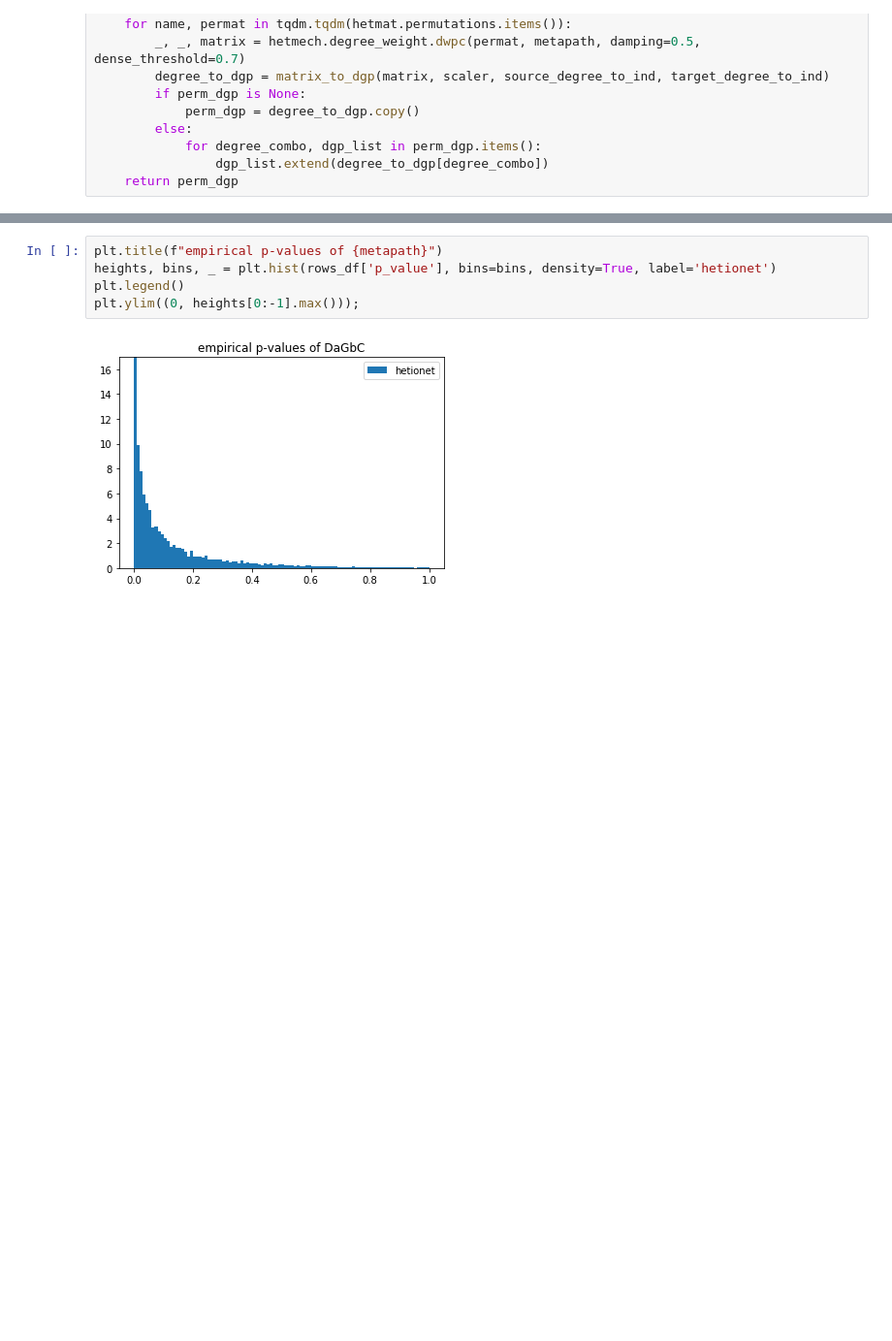
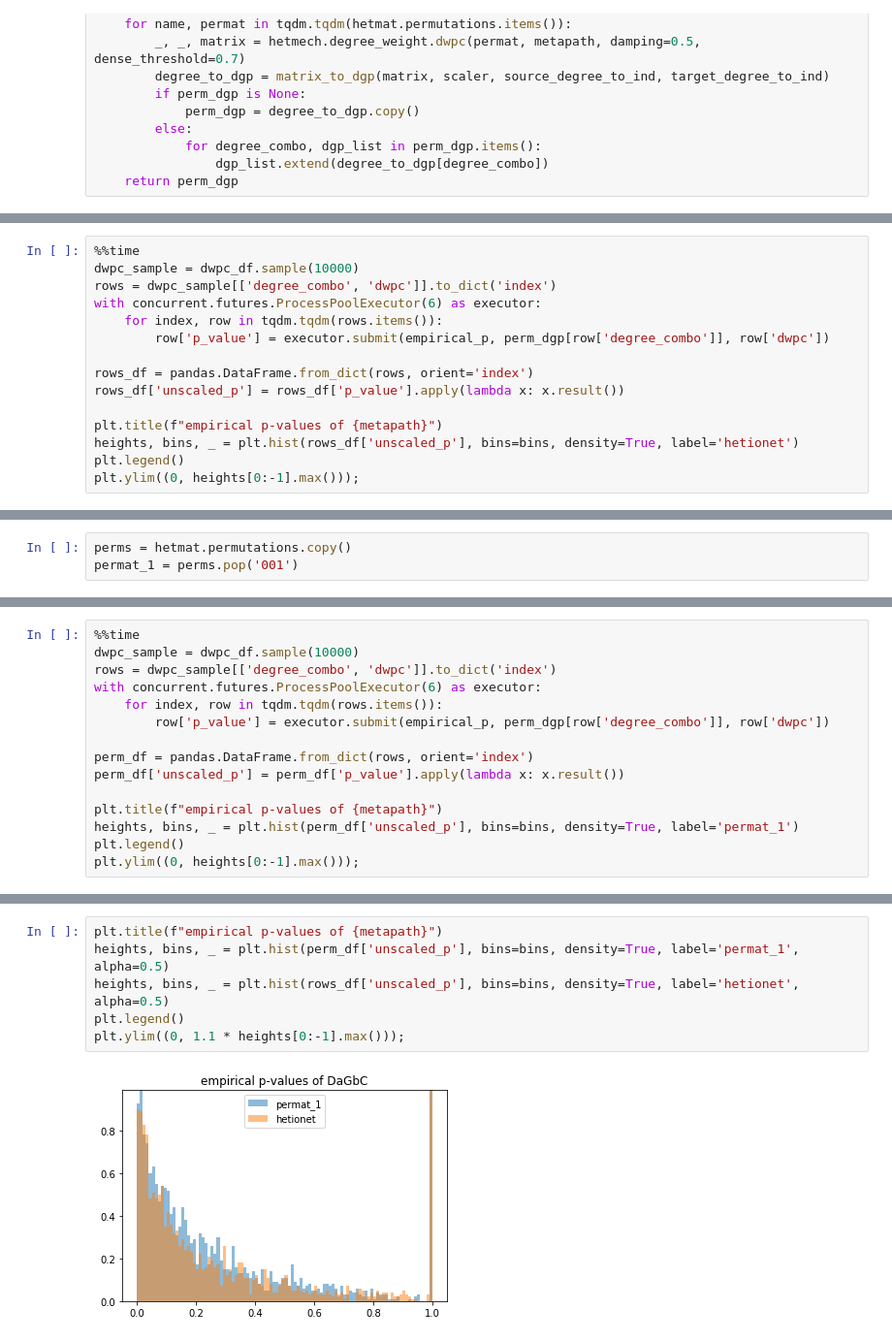
Before and after one commit to greenelab/connectivity-search-analyses, a Jupyter notebook: explore/p-value/empirical-p.ipynb, the cells around one changed output, grey strips where cells are left out. Shown at 97% size. Drawn from its saved outputs; the diff is of its cells as text; blank space fills up the shorter version.

Commit message:
Sample and compare

```diff
--- a/explore/p-value/empirical-p.ipynb
+++ b/explore/p-value/empirical-p.ipynb
@@ -99,0 +85,15 @@ rows_df['p_value'] = rows_df['percent_nz'] * rows_df['unscaled_p']
+# %%
+%%time
+dwpc_sample = dwpc_df.sample(10000)
+rows = dwpc_sample[['degree_combo', 'dwpc']].to_dict('index')
+with concurrent.futures.ProcessPoolExecutor(6) as executor:
+    for index, row in tqdm.tqdm(rows.items()):
+        row['p_value'] = executor.submit(empirical_p, perm_dgp[row['degree_combo']], row['dwpc'])
+
+rows_df = pandas.DataFrame.from_dict(rows, orient='index')
+rows_df['unscaled_p'] = rows_df['p_value'].apply(lambda x: x.result())
+
+plt.title(f"empirical p-values of {metapath}")
+heights, bins, _ = plt.hist(rows_df['unscaled_p'], bins=bins, density=True, label='hetionet')
+plt.legend()
+plt.ylim((0, heights[0:-1].max()));
@@ -99,0 +124,3 @@ rows_df['p_value'] = rows_df['percent_nz'] * rows_df['unscaled_p']
+# %%
+perms = hetmat.permutations.copy()
+permat_1 = perms.pop('001')
@@ -99,0 +160,15 @@ rows_df['p_value'] = rows_df['percent_nz'] * rows_df['unscaled_p']
+# %%
+%%time
+dwpc_sample = dwpc_df.sample(10000)
+rows = dwpc_sample[['degree_combo', 'dwpc']].to_dict('index')
+with concurrent.futures.ProcessPoolExecutor(6) as executor:
+    for index, row in tqdm.tqdm(rows.items()):
+        row['p_value'] = executor.submit(empirical_p, perm_dgp[row['degree_combo']], row['dwpc'])
+
+perm_df = pandas.DataFrame.from_dict(rows, orient='index')
+perm_df['unscaled_p'] = perm_df['p_value'].apply(lambda x: x.result())
+
+plt.title(f"empirical p-values of {metapath}")
+heights, bins, _ = plt.hist(perm_df['unscaled_p'], bins=bins, density=True, label='permat_1')
+plt.legend()
+plt.ylim((0, heights[0:-1].max()));
@@ -100,7 +179,8 @@ rows_df['p_value'] = rows_df['percent_nz'] * rows_df['unscaled_p']
 # %%
 plt.title(f"empirical p-values of {metapath}")
-heights, bins, _ = plt.hist(rows_df['p_value'], bins=bins, density=True, label='hetionet')
+heights, bins, _ = plt.hist(perm_df['unscaled_p'], bins=bins, density=True, label='permat_1', alpha=0.5)
+heights, bins, _ = plt.hist(rows_df['unscaled_p'], bins=bins, density=True, label='hetionet', alpha=0.5)
 plt.legend()
-plt.ylim((0, heights[0:-1].max()));
+plt.ylim((0, 1.1 * heights[0:-1].max()));
 # %% [output]
-[figure, old version]
+[figure, new version]
```
Also changed, not shown: parts of 14 cells of this notebook.
